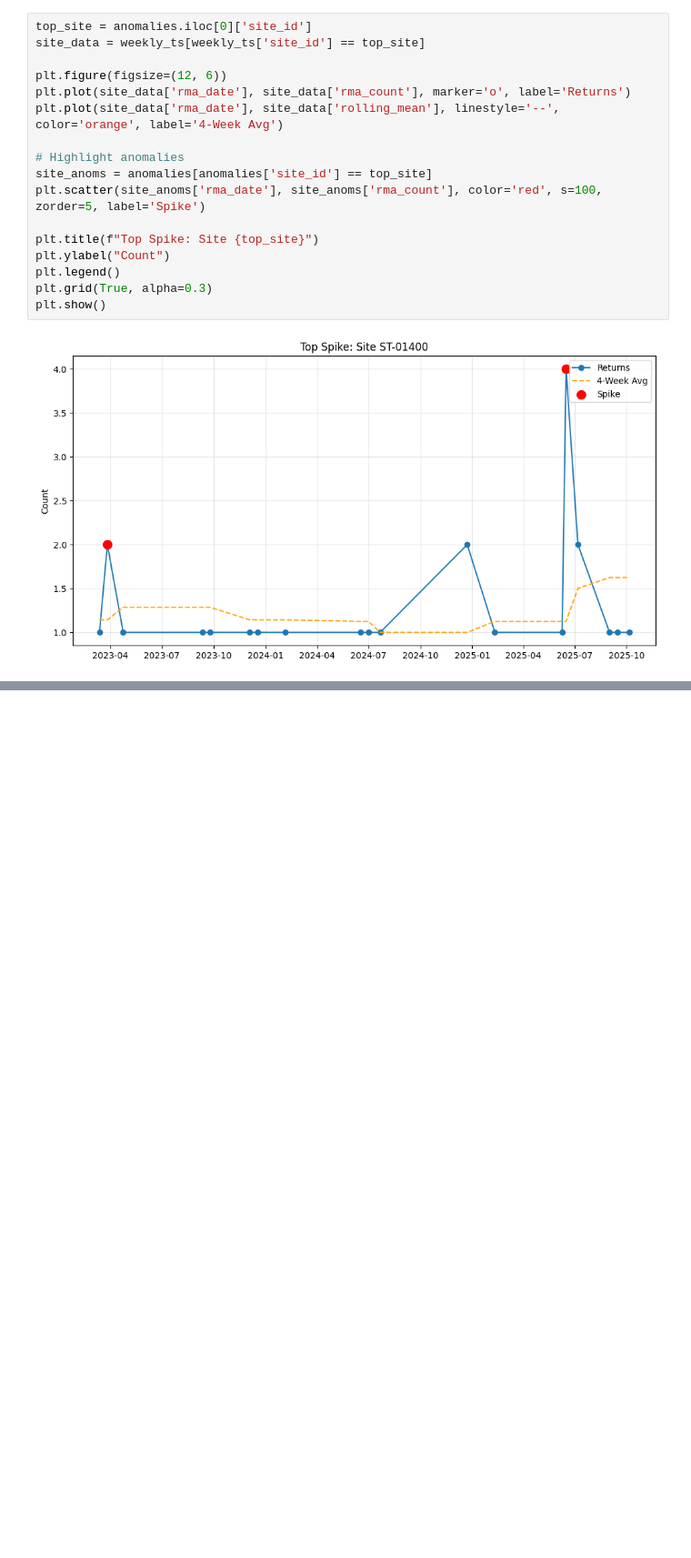
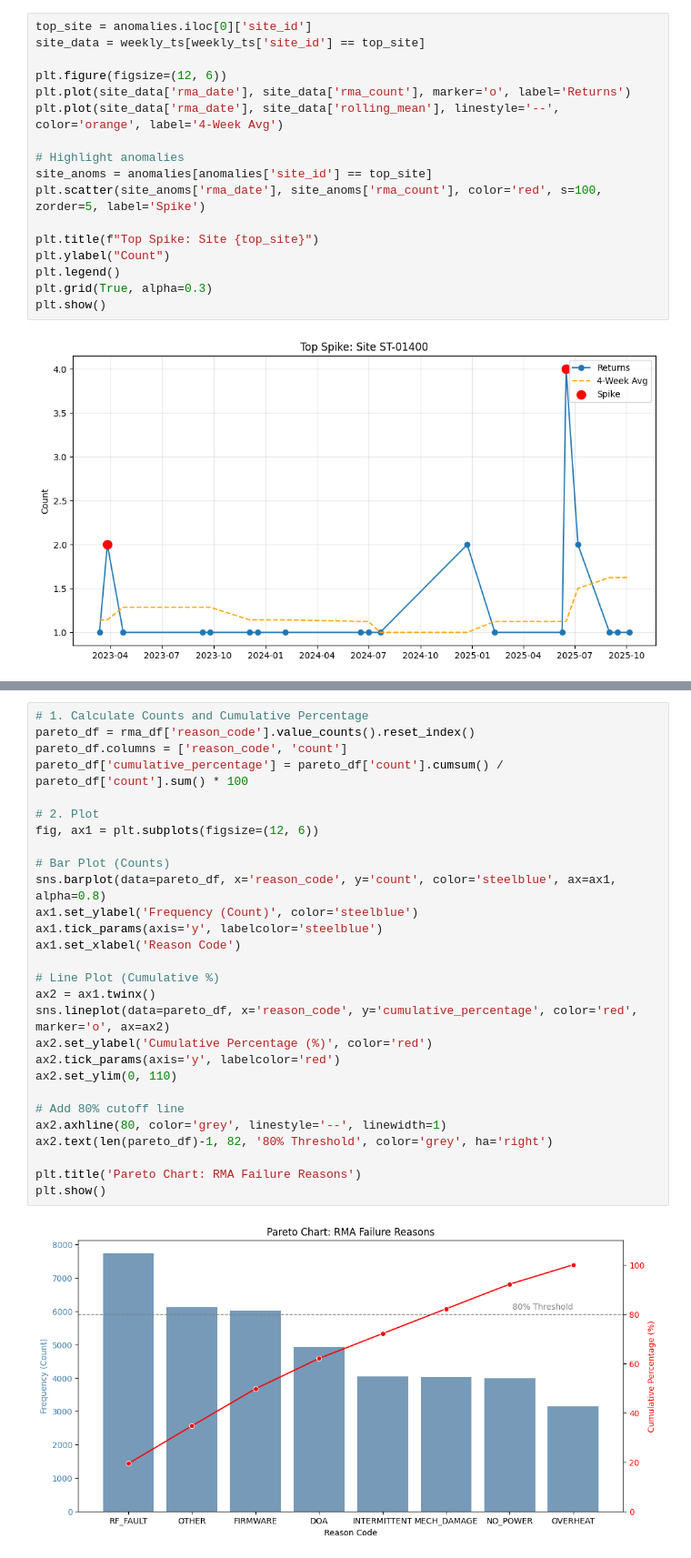
Before and after one commit to miskibin/task, a Jupyter notebook: research/rma_analysis.ipynb, the cells around one changed output, grey strips where cells are left out. Shown at 91% size. Saved outputs shown, nothing was run; the diff lists cells and outputs as text; blank space fills up the shorter version.

Commit message:
add data

```diff
--- a/research/rma_analysis.ipynb
+++ b/research/rma_analysis.ipynb
@@ -277,0 +320,30 @@ top_fails
+# %%
+# 1. Calculate Counts and Cumulative Percentage
+pareto_df = rma_df['reason_code'].value_counts().reset_index()
+pareto_df.columns = ['reason_code', 'count']
+pareto_df['cumulative_percentage'] = pareto_df['count'].cumsum() / pareto_df['count'].sum() * 100
+
+# 2. Plot
+fig, ax1 = plt.subplots(figsize=(12, 6))
+
+# Bar Plot (Counts)
+sns.barplot(data=pareto_df, x='reason_code', y='count', color='steelblue', ax=ax1, alpha=0.8)
+ax1.set_ylabel('Frequency (Count)', color='steelblue')
+ax1.tick_params(axis='y', labelcolor='steelblue')
+ax1.set_xlabel('Reason Code')
+
+# Line Plot (Cumulative %)
+ax2 = ax1.twinx()
+sns.lineplot(data=pareto_df, x='reason_code', y='cumulative_percentage', color='red', marker='o', ax=ax2)
+ax2.set_ylabel('Cumulative Percentage (%)', color='red')
+ax2.tick_params(axis='y', labelcolor='red')
+ax2.set_ylim(0, 110)
+
+# Add 80% cutoff line
+ax2.axhline(80, color='grey', linestyle='--', linewidth=1)
+ax2.text(len(pareto_df)-1, 82, '80% Threshold', color='grey', ha='right')
+
+plt.title('Pareto Chart: RMA Failure Reasons')
+plt.show()
+# %% [output]
+[figure, added]
```
Also changed, not shown: parts of 16 cells of this notebook, 16 other files.
